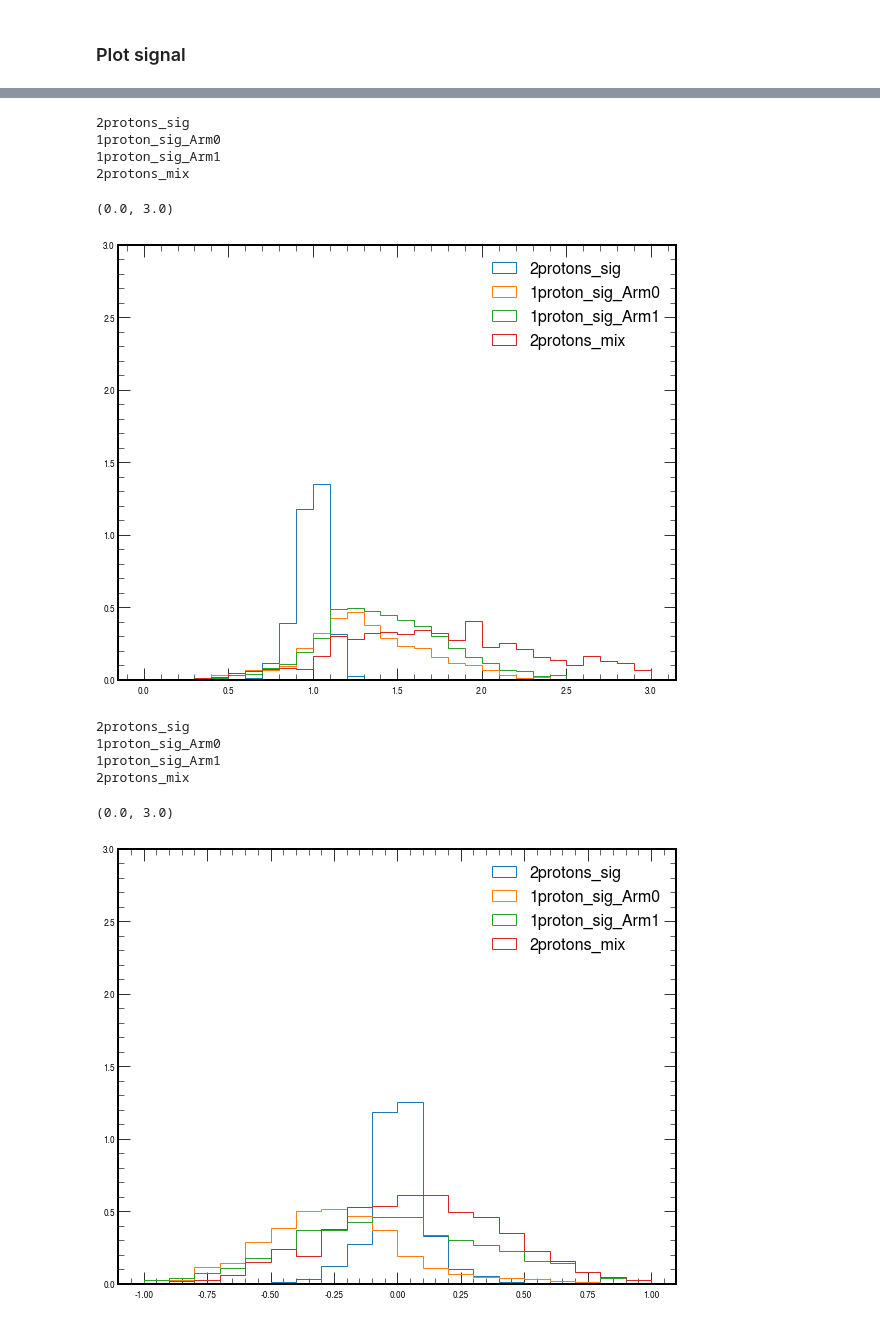
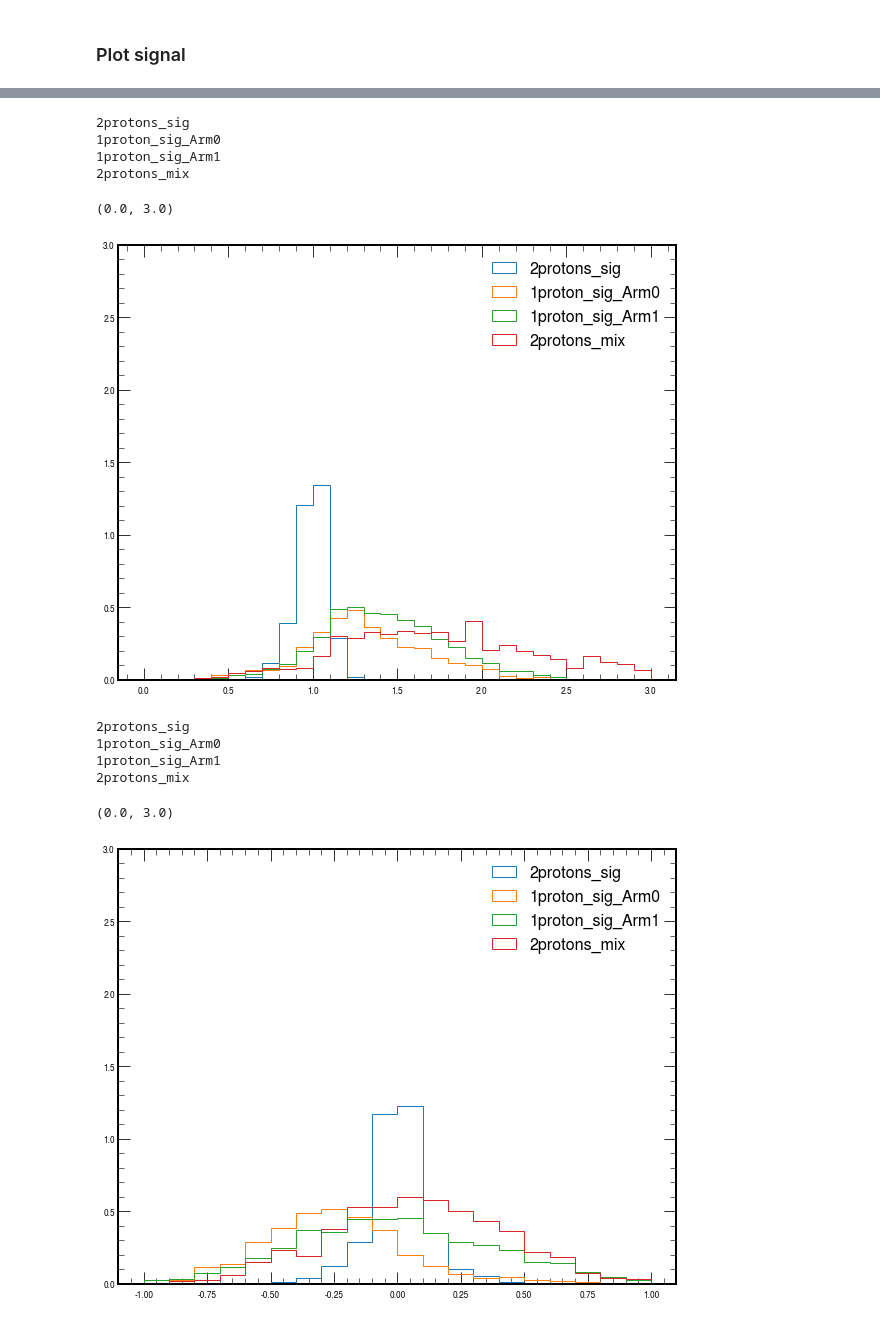
Before and after one commit to miguelgallo/pps-ww-analysis-notebook, a Jupyter notebook: Cut-Based.ipynb, the cells around one changed output, grey strips where cells are left out. Cells and saved outputs as stored; diff of their text form; code cells hidden in the pictures.

```diff
--- a/Cut-Based.ipynb
+++ b/Cut-Based.ipynb
@@ -31,6 +31,14 @@ Luminosity: 37.190432966
 ### Event selection
 # %%
 def select_events( df_events ):
+#     label_jet_ = "_nom"
+#     label_muon_ = "_nom"
+#     label_WLep_ = "_nom"
+#     label_WW_ = "_nom"
+    label_jet_ = "_jes_up"
+    label_muon_ = "_nom"
+    label_WLep_ = "_nom"
+    label_WW_ = "_jes_up"
 
     df_events.loc[ :, "deltaPhi_jet_muon"] = ( df_events.loc[ :, "jet0_phi"] - df_events.loc[ :, "muon0_phi"] )
     msk_dphi_ = ( df_events.loc[ :, "deltaPhi_jet_muon"] < -np.pi )
@@ -56,29 +64,33 @@ def select_events( df_events ):
 
     df_events.loc[ :, "jet0_tau21" ] = df_events.loc[ :, "jet0_tau2"] / df_events.loc[ :, "jet0_tau1"]
 
-    df_events.loc[ :, "xiCMS_45" ] = ( 1. / 13000 ) * ( df_events.loc[ :, "WLeptonicPt" ] * np.exp( df_events.loc[ :, "WLeptonicEta" ] ) +
-                                                        df_events.loc[ :, "jet0_pt" ] * np.exp( df_events.loc[ :, "jet0_eta" ] ) )
-    df_events.loc[ :, "xiCMS_56" ] = ( 1. / 13000 ) * ( df_events.loc[ :, "WLeptonicPt" ] * np.exp( -df_events.loc[ :, "WLeptonicEta" ] ) +
-                                                        df_events.loc[ :, "jet0_pt" ] * np.exp( -df_events.loc[ :, "jet0_eta" ] ) )
+    df_events.loc[ :, "xiCMS_45" ] = ( 1. / 13000 ) * ( df_events.loc[ :, "WLeptonicPt" + label_WLep_ ] * np.exp( df_events.loc[ :, "WLeptonicEta" ] ) +
+                                                        df_events.loc[ :, "jet0_pt" + label_jet_ ] * np.exp( df_events.loc[ :, "jet0_eta" ] ) )
+    df_events.loc[ :, "xiCMS_56" ] = ( 1. / 13000 ) * ( df_events.loc[ :, "WLeptonicPt" + label_WLep_ ] * np.exp( -df_events.loc[ :, "WLeptonicEta" ] ) +
+                                                        df_events.loc[ :, "jet0_pt" + label_jet_ ] * np.exp( -df_events.loc[ :, "jet0_eta" ] ) )
+
+    df_events.loc[ :, "R_MWW_MX" + label_WW_ ] = ( df_events.loc[ :, "MWW" + label_WW_ ] / df_events.loc[ :, "MX" ] )
+    df_events.loc[ :, "Diff_YWW_YX" + label_WW_ ] = ( df_events.loc[ :, "YWW" + label_WW_ ] - df_events.loc[ :, "YX" ] )
 
     msk_All_ = np.full( df_events.shape[0], True, dtype=bool )
-    msk_muon_ = ( ( df_events.loc[ :, "muon0_pt"] >= 50.0 ) &
+    msk_muon_ = ( ( df_events.loc[ :, "muon0_pt" + label_muon_ ] >= 50.0 ) &
                   ( np.abs( df_events.loc[ :, "muon0_eta"] ) <= 2.4 ) &
                   ( df_events.loc[ :, "muon0_iso"] <= 0.10 ) )
-    msk_jet_ = ( ( df_events.loc[ :, "jet0_pt"] >= 200.0 ) &
+    msk_jet_ = ( ( df_events.loc[ :, "jet0_pt" + label_jet_] >= 200.0 ) &
                  ( np.abs( df_events.loc[ :, "jet0_eta"] ) <= 2.4 ) )
     msk_jet_muon_ = ( df_events.loc[ :, "deltaR_jet_muon"] >= np.pi/2 )
     msk_met_ = ( df_events.loc[ :, "met"] >= 40.0 )
     msk_jet_met_ = ( np.abs( df_events.loc[ :, "deltaPhi_jet_met"] ) >= 2.0 )
-    msk_pruned_mass_ = ( ( df_events.loc[ :, "jet0_corrmass"] >= 50.0 ) &
-                         ( df_events.loc[ :, "jet0_corrmass"] <= 110.0 ) )
+    msk_pruned_mass_ = ( ( df_events.loc[ :, "jet0_corrmass" + label_jet_] >= 50.0 ) &
+                         ( df_events.loc[ :, "jet0_corrmass" + label_jet_] <= 110.0 ) )
     msk_tau21_       = ( df_events.loc[ :, "jet0_tau21"] <= 0.60 )
     msk_bjet_veto_   = ( df_events.loc[ :, "num_bjets_ak4"] == 0 )
 #     msk_xiCMS_ = msk_All_.copy()
     msk_xiCMS_       = ( ( df_events.loc[ :, "xiCMS_45" ] <= 0.20 ) & ( df_events.loc[ :, "xiCMS_56" ] <= 0.20 ) )
-    msk_Wlep_ = ( df_events.loc[ :, "WLeptonicPt"] >= 200.0 )
+    msk_Wlep_ = ( df_events.loc[ :, "WLeptonicPt" + label_WLep_ ] >= 200.0 )
     msk_jet_Wlep_ = ( np.abs( df_events.loc[ :, "deltaPhi_jet_Wlep"] ) >= 2.5 )
-    msk_MWW_ = ( df_events.loc[ :, "recoMWW"] >= 500.0 )
+#     msk_MWW_ = ( df_events.loc[ :, "recoMWW"] >= 500.0 )
+    msk_MWW_ = ( df_events.loc[ :, "MWW" + label_WW_ ] >= 500.0 )
     msk_extra_tracks_ = ( df_events.loc[ :, "pfcand_nextracks" ] <= 4 )
 #     msk_extra_tracks_ = ( df_events.loc[ :, "pfcand_nextracks" ] <= 999 )
 
@@ -1672,16 +1674,18 @@ Length: 3314, dtype: float64
 #     plt.savefig( "plots/Ratio_MWW_MX_signals.png", bbox_inches='tight' )
 # %%
 label_ = "GGToWW-AQGC-A0W5e-6"
+# label_WW_ = "_nom"
+label_WW_ = "_jes_up"
 
 fig = plt.figure( figsize=(10,8) )
 
 colors_ = [ "lightblue", "steelblue", "darkblue" ]
 linestyles_ = [ "-", "--", "-." ]
 for idx_, label_ in enumerate( labels_signals ):
-    plt.hist( df_signals_protons_multiRP_sig_plus_mix_2protons_selected_events[ label_ ][ "ratioMWW_MX" ], weights=weights_sig_plus_mix_2protons[ label_ ],
+    plt.hist( df_signals_protons_multiRP_sig_plus_mix_2protons_selected_events[ label_ ][ "R_MWW_MX" + label_WW_ ], weights=weights_sig_plus_mix_2protons[ label_ ],
               histtype='step', color=colors_[ idx_ ], linestyle=linestyles_[ idx_ ], label=labels_samples[ label_ ],
               bins=30, range=(0.,3.) )
-    plt.hist( df_signals_protons_multiRP_sig_plus_mix_selected_events_categories_concat_skip_sig[ label_ ][ "ratioMWW_MX" ], weights=weights_sig_plus_mix_categories_concat_skip_sig[ label_ ],
+    plt.hist( df_signals_protons_multiRP_sig_plus_mix_selected_events_categories_concat_skip_sig[ label_ ][ "R_MWW_MX" + label_WW_ ], weights=weights_sig_plus_mix_categories_concat_skip_sig[ label_ ],
               histtype='step', color=colors_[ idx_ ], linestyle=linestyles_[ idx_ ], label=( labels_samples[ label_ ] + " (out-of-acceptance)" ),
               bins=30, range=(0.,3.) )
 plt.legend( loc='best', fontsize=16 )
@@ -1700,7 +1704,7 @@ fig = plt.figure( figsize=(10,8) )
 for key_ in df_signals_protons_multiRP_sig_plus_mix_selected_events_categories[ label_ ]:
     print ( key_ )
     df_selected_events__ = df_signals_protons_multiRP_sig_plus_mix_selected_events_categories[ label_ ][ key_ ]
-    plt.hist( df_selected_events__[ "ratioMWW_MX" ], weights=weights_sig_plus_mix_categories[ label_ ][ key_ ],
+    plt.hist( df_selected_events__[ "R_MWW_MX" + label_WW_ ], weights=weights_sig_plus_mix_categories[ label_ ][ key_ ],
               histtype='step', label=key_,
               bins=30, range=(0.,3.) )
 plt.legend( loc='best', fontsize=16 )
@@ -1711,26 +1715,26 @@ plt.ylim( (0.,3.) )
 1proton_sig_Arm1
 2protons_mix
 (0.0, 3.0)
-[figure, old version]
+[figure, new version]
 # %%
 # label_ = "GGToWW-AQGC-A0W5e-6"
 
 fig = plt.figure( figsize=(10,8) )
 for key_ in df_signals_protons_multiRP_sig_plus_mix_selected_events_categories[ label_ ]:
     print ( key_ )
     df_selected_events__ = df_signals_protons_multiRP_sig_plus_mix_selected_events_categories[ label_ ][ key_ ]
-    plt.hist( df_selected_events__[ "diffYWW_YX" ], weights=weights_sig_plus_mix_categories[ label_ ][ key_ ],
+    plt.hist( df_selected_events__[ "Diff_YWW_YX" + label_WW_ ], weights=weights_sig_plus_mix_categories[ label_ ][ key_ ],
               histtype='step', label=key_,
               bins=20, range=(-1.,1.) )
 plt.legend( loc='best', fontsize=16 )
 plt.ylim( (0.,3.) )
 # %% [output]
 2protons_sig
 1proton_sig_Arm0
 1proton_sig_Arm1
 2protons_mix
 (0.0, 3.0)
-[figure, old version]
+[figure, new version]
 # %%
 # label_ = "GGToWW-AQGC-A0W5e-6"
 # fig = plt.figure( figsize=(12,10) )
```
Also changed, not shown: parts of 22 cells of this notebook, 11 other files.
